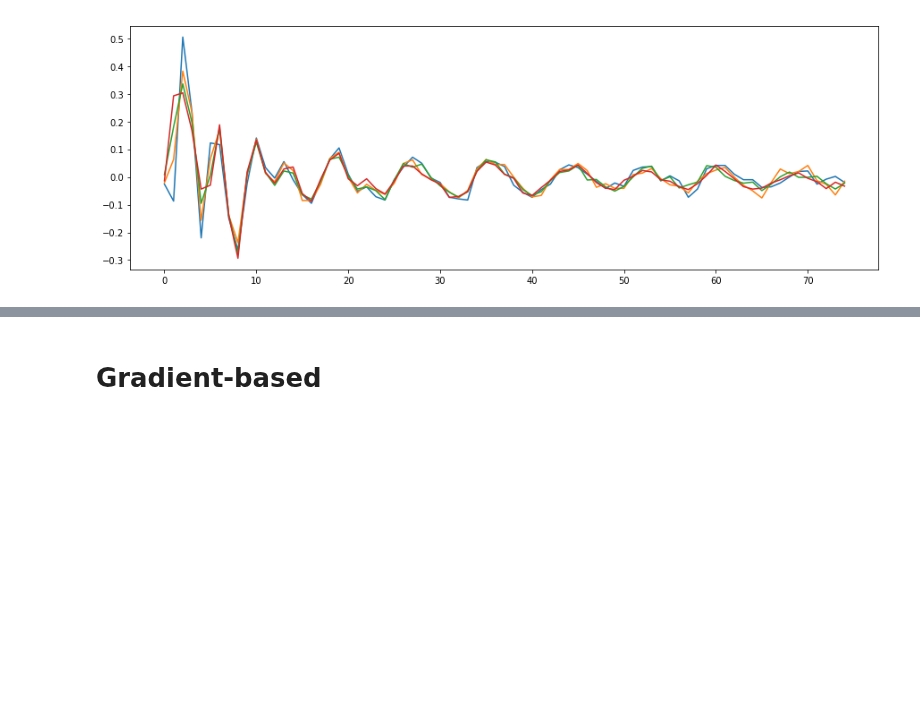
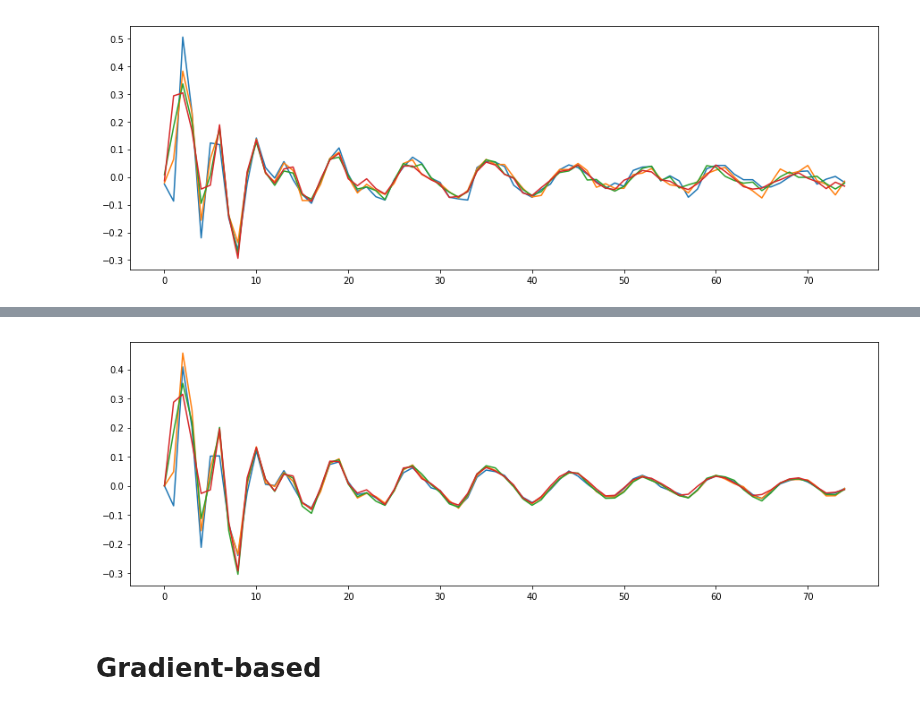
Before and after one commit to ladisk/pyidi, a Jupyter notebook: Showcase.ipynb, the cells around one changed output, grey strips where cells are left out. Cells and saved outputs as stored; diff of their text form; code cells hidden in the pictures; blank space fills up the shorter version.

```diff
--- a/Showcase.ipynb
+++ b/Showcase.ipynb
@@ -71,2 +75,5 @@ ax.plot(displacements);
 # %% [output]
 [figure]
+# %%
+video.set_points(points=inds, method='gb')
+displacements_1 = video.get_displacements(roi_size=19)
@@ -73,3 +82,8 @@ ax.plot(displacements);
+# %%
+fig, ax = plt.subplots(figsize=(15, 5))
+ax.plot(displacements_1[:, :, 0].T);
+# %% [output]
+[figure, added]
 # %% [markdown]
 # Gradient-based
 # %%
```
Also changed, not shown: parts of 7 cells of this notebook, 2 other files.
